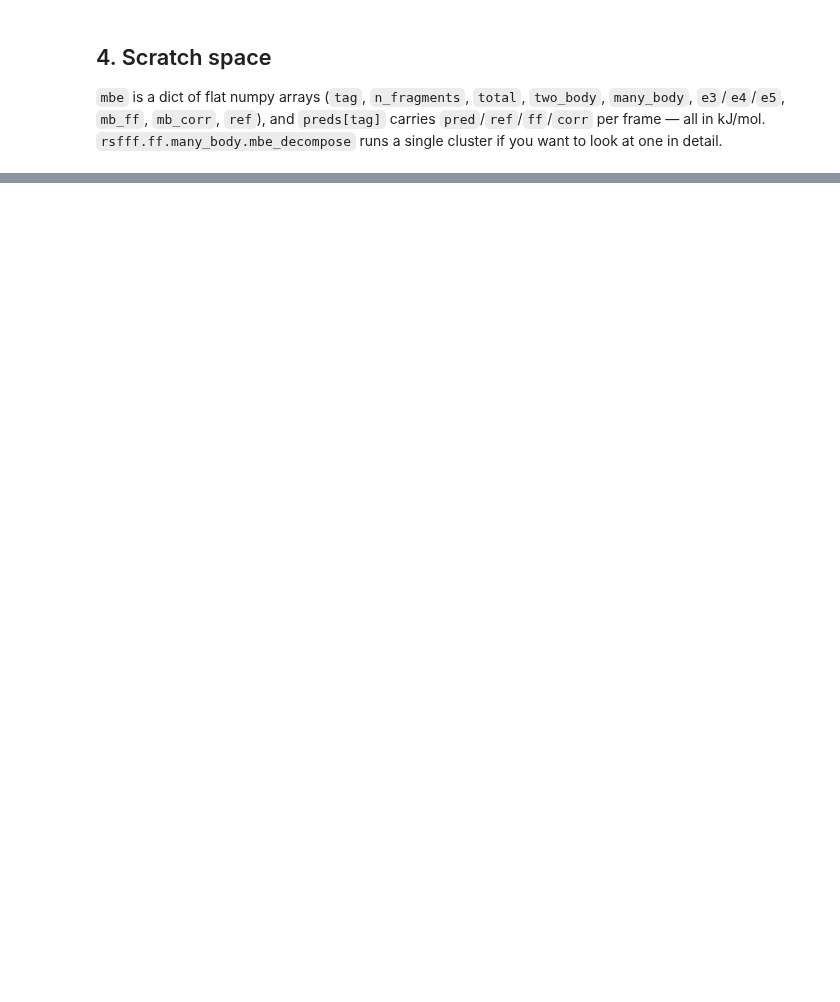
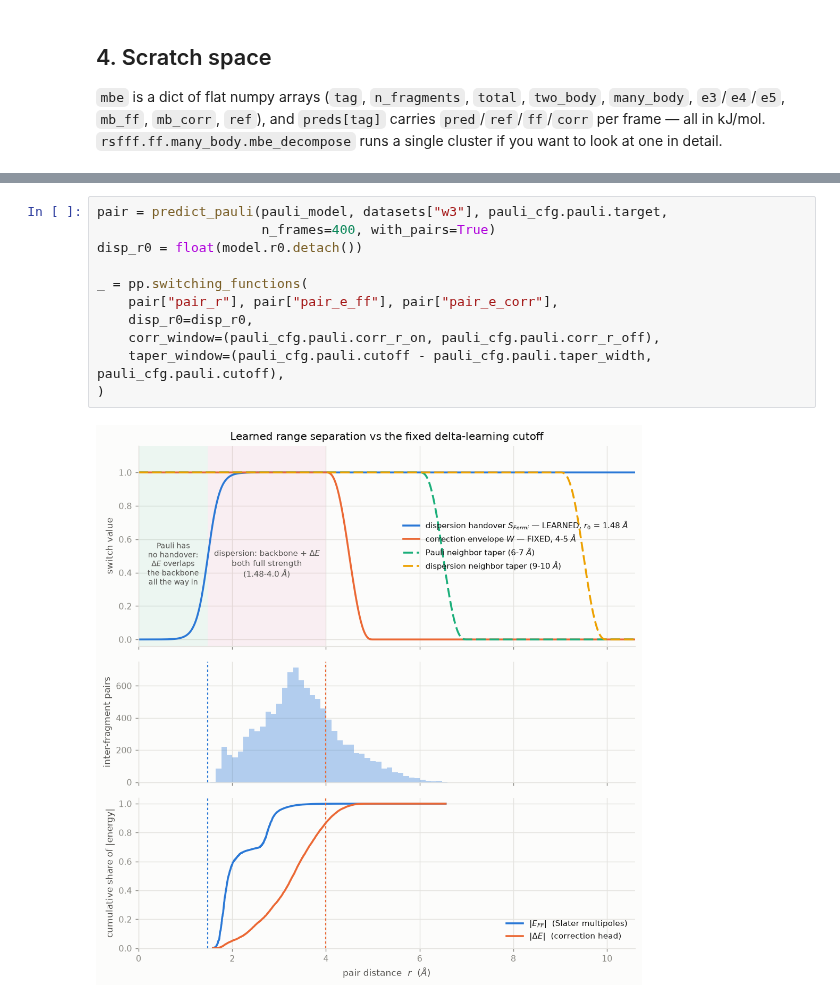
Before and after one commit to heindelj/rsfff, a Jupyter notebook: notebooks/eda_rsff_plotting.ipynb, the cells around one changed output, grey strips where cells are left out. Drawn from its saved outputs; the diff is of its cells as text; blank space fills up the shorter version.

```diff
--- a/notebooks/eda_rsff_plotting.ipynb
+++ b/notebooks/eda_rsff_plotting.ipynb
@@ -231,0 +423,13 @@ for k, v in res.by_order.items():
+# %%
+pair = predict_pauli(pauli_model, datasets["w3"], pauli_cfg.pauli.target,
+                     n_frames=400, with_pairs=True)
+disp_r0 = float(model.r0.detach())
+
+_ = pp.switching_functions(
+    pair["pair_r"], pair["pair_e_ff"], pair["pair_e_corr"],
+    disp_r0=disp_r0,
+    corr_window=(pauli_cfg.pauli.corr_r_on, pauli_cfg.pauli.corr_r_off),
+    taper_window=(pauli_cfg.pauli.cutoff - pauli_cfg.pauli.taper_width, pauli_cfg.pauli.cutoff),
+)
+# %% [output]
+[figure, added]
```
Also changed, not shown: parts of 26 cells of this notebook, 25 other files.
